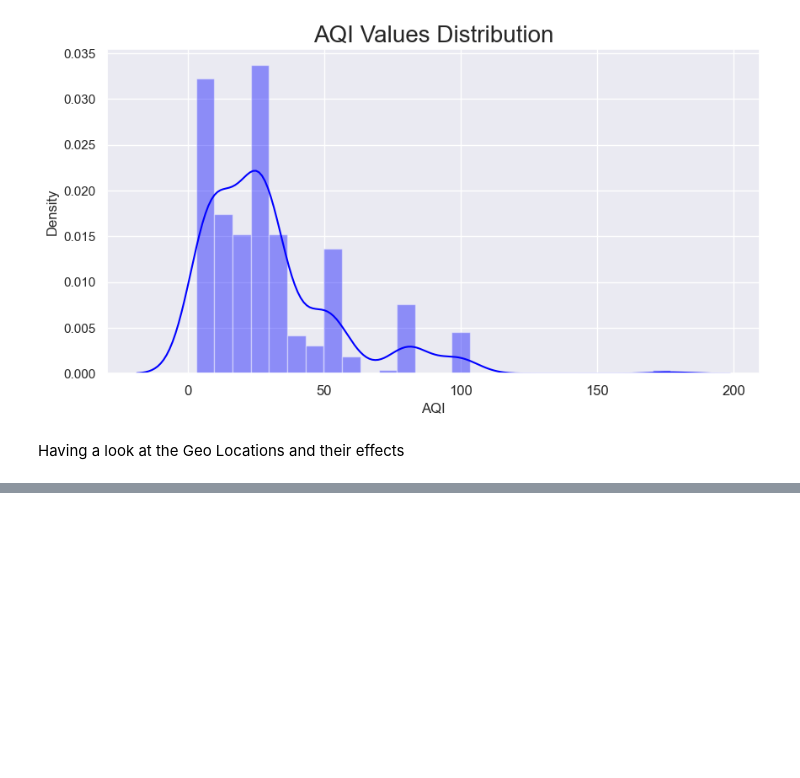
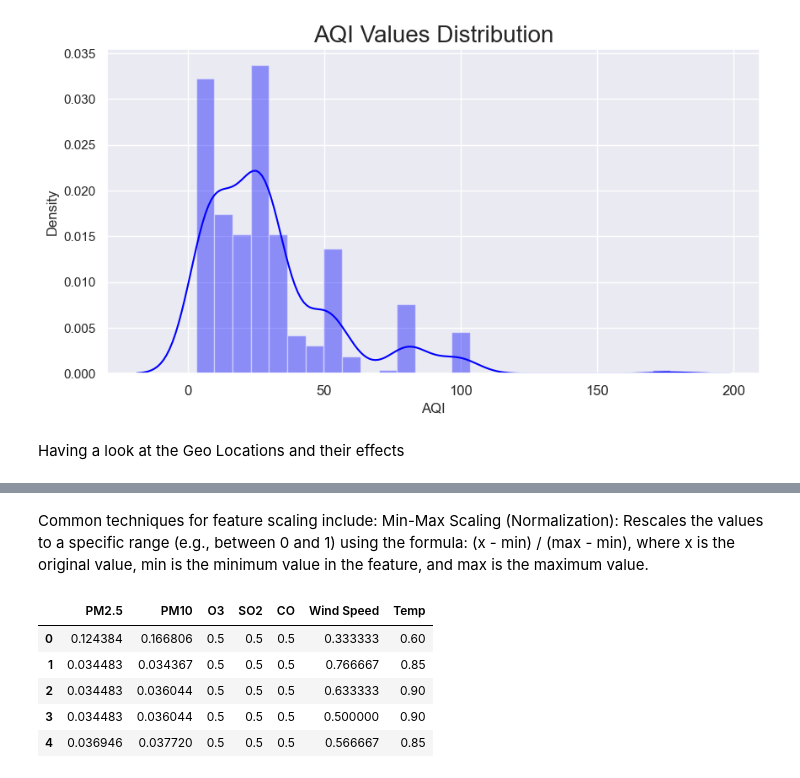
Before and after one commit to chandu-bala/EnviroMonitor, a Jupyter notebook: notebooks/AQI_Project.ipynb, the cells around one changed output, grey strips where cells are left out. Cells and saved outputs as stored; diff of their text form; code cells hidden in the pictures; blank space fills up the shorter version.

```diff
--- a/notebooks/AQI_Project.ipynb
+++ b/notebooks/AQI_Project.ipynb
@@ -535,0 +553,18 @@ fig.show()
+# %% [markdown]
+Common techniques for feature scaling include:
+Min-Max Scaling (Normalization): Rescales the values to a specific range (e.g., between 0 and 1) using the formula: (x - min) / (max - min), where x is the original value, min is the minimum value in the feature, and max is the maximum value.
+# %%
+from sklearn.preprocessing import MinMaxScaler
+
+min_max_scaler = MinMaxScaler()
+min_max_scaled = min_max_scaler.fit_transform(X)
+min_max_df = pd.DataFrame(min_max_scaled, columns=X.columns)
+
+min_max_df.head()
+# %% [output]
+|  | PM2.5 | PM10 | O3 | SO2 | CO | Wind Speed | Temp |
+| 0 | 0.124384 | 0.166806 | 0.5 | 0.5 | 0.5 | 0.333333 | 0.60 |
+| 1 | 0.034483 | 0.034367 | 0.5 | 0.5 | 0.5 | 0.766667 | 0.85 |
+| 2 | 0.034483 | 0.036044 | 0.5 | 0.5 | 0.5 | 0.633333 | 0.90 |
+| 3 | 0.034483 | 0.036044 | 0.5 | 0.5 | 0.5 | 0.500000 | 0.90 |
+| 4 | 0.036946 | 0.037720 | 0.5 | 0.5 | 0.5 | 0.566667 | 0.85 |
```
Also changed, not shown: parts of 34 cells of this notebook, 1 other file.
